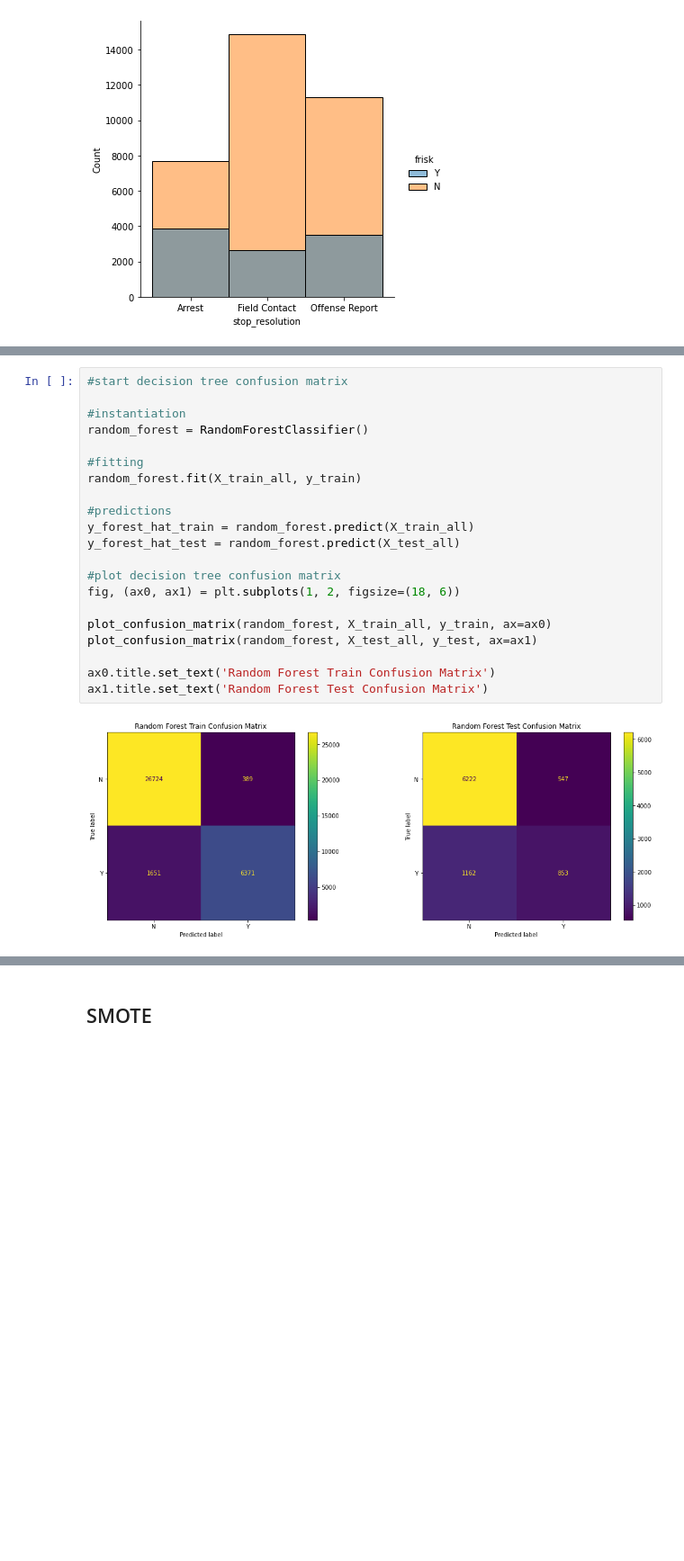
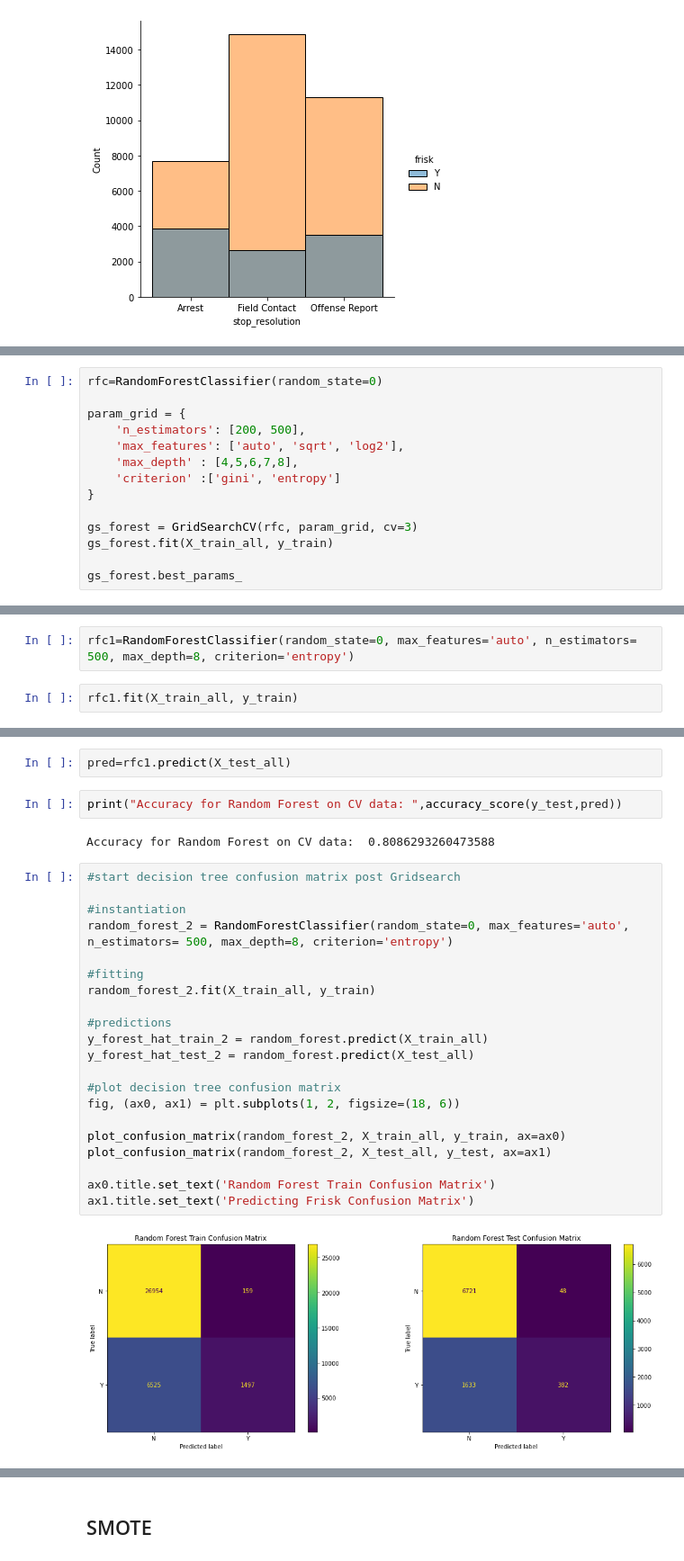
Before and after one commit to letruong711/Terry_Stop_Frisk, a Jupyter notebook: Modeling.ipynb, the cells around one changed output, grey strips where cells are left out. Shown at 90% size. Cells and saved outputs as stored; diff of their text form; blank space fills up the shorter version.

```diff
--- a/Modeling.ipynb
+++ b/Modeling.ipynb
@@ -339,0 +367,14 @@ sns.displot(data=df, x='stop_resolution', hue='frisk', fill=True);
+# %%
+rfc=RandomForestClassifier(random_state=0)
+
+param_grid = {
+    'n_estimators': [200, 500],
+    'max_features': ['auto', 'sqrt', 'log2'],
+    'max_depth' : [4,5,6,7,8],
+    'criterion' :['gini', 'entropy']
+}
+
+gs_forest = GridSearchCV(rfc, param_grid, cv=3)
+gs_forest.fit(X_train_all, y_train)
+
+gs_forest.best_params_
@@ -339,0 +405,4 @@ sns.displot(data=df, x='stop_resolution', hue='frisk', fill=True);
+# %%
+rfc1=RandomForestClassifier(random_state=0, max_features='auto', n_estimators= 500, max_depth=8, criterion='entropy')
+# %%
+rfc1.fit(X_train_all, y_train)
@@ -340,23 +412,29 @@ sns.displot(data=df, x='stop_resolution', hue='frisk', fill=True);
+# %%
+pred=rfc1.predict(X_test_all)
+# %%
+print("Accuracy for Random Forest on CV data: ",accuracy_score(y_test,pred))
+# %% [output]
+Accuracy for Random Forest on CV data:  0.8086293260473588
 # %%
-#start decision tree confusion matrix
+#start decision tree confusion matrix post Gridsearch
 
 #instantiation
-random_forest = RandomForestClassifier()
+random_forest_2 = RandomForestClassifier(random_state=0, max_features='auto', n_estimators= 500, max_depth=8, criterion='entropy')
 
 #fitting
-random_forest.fit(X_train_all, y_train)
+random_forest_2.fit(X_train_all, y_train)
 
 #predictions
-y_forest_hat_train = random_forest.predict(X_train_all)
-y_forest_hat_test = random_forest.predict(X_test_all)
+y_forest_hat_train_2 = random_forest.predict(X_train_all)
+y_forest_hat_test_2 = random_forest.predict(X_test_all)
 
 #plot decision tree confusion matrix
 fig, (ax0, ax1) = plt.subplots(1, 2, figsize=(18, 6))
 
-plot_confusion_matrix(random_forest, X_train_all, y_train, ax=ax0)
-plot_confusion_matrix(random_forest, X_test_all, y_test, ax=ax1)
+plot_confusion_matrix(random_forest_2, X_train_all, y_train, ax=ax0)
+plot_confusion_matrix(random_forest_2, X_test_all, y_test, ax=ax1)
 
 ax0.title.set_text('Random Forest Train Confusion Matrix')
-ax1.title.set_text('Random Forest Test Confusion Matrix')
+ax1.title.set_text('Predicting Frisk Confusion Matrix')
 # %% [output]
-[figure, old version]
+[figure, new version]
```
Also changed, not shown: parts of 31 cells of this notebook, 2 other files.
